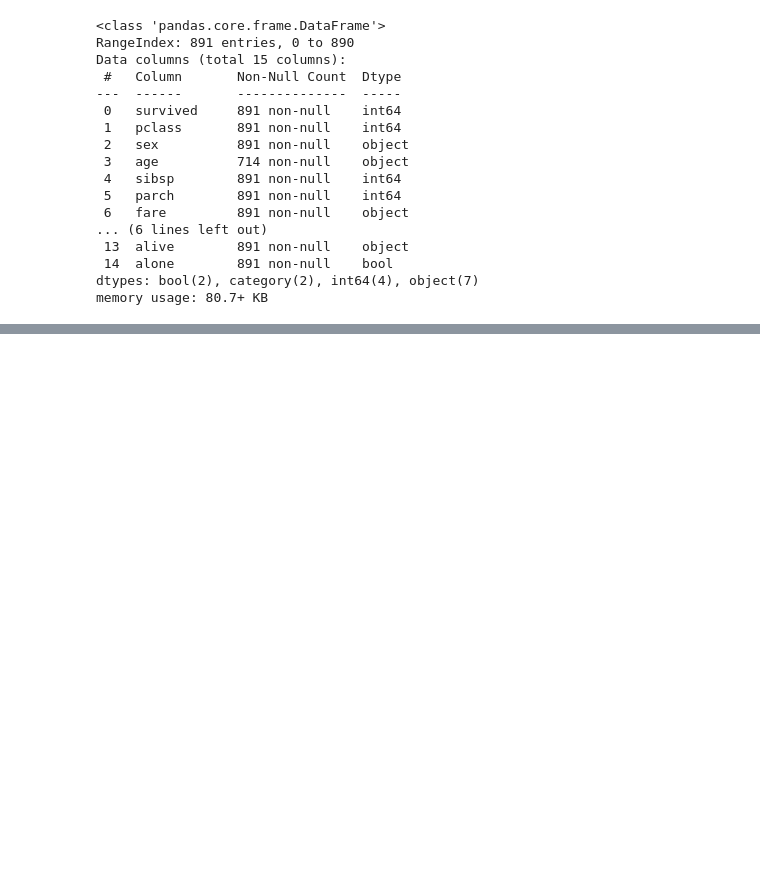
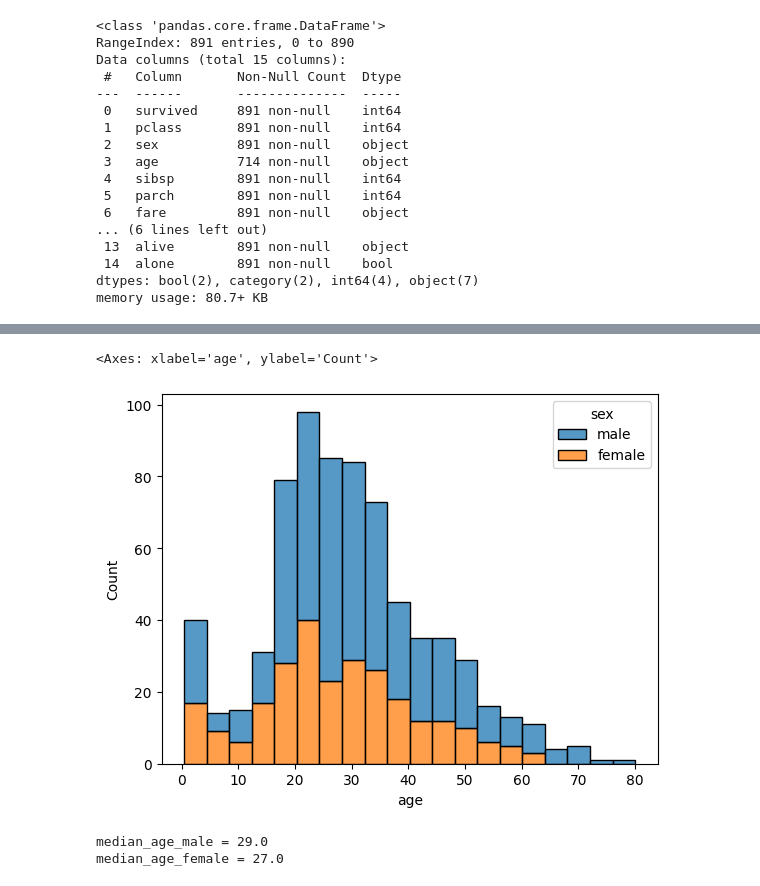
Before and after one commit to Wessnom/DataProcessing-Alexander-Wessner, a Jupyter notebook: Code-Alongs/L008_Clean_Titanic.ipynb, the cells around one changed output, grey strips where cells are left out. Cells and saved outputs as stored; diff of their text form; code cells hidden in the pictures; blank space fills up the shorter version.

Commit message:
L008 Clean Titanic updated

```diff
--- a/Code-Alongs/L008_Clean_Titanic.ipynb
+++ b/Code-Alongs/L008_Clean_Titanic.ipynb
@@ -169,0 +201,5 @@ Name: count, dtype: int64
+# %%
+# till exempel köra en fillna på Southampton
+# Fill NA in "embark_town" with "mode" (most common value)
+titanic["embark_town"].fillna(titanic["embark_town"].mode()[0], inplace=True)
+titanic["embarked"].fillna(titanic["embarked"].mode()[0], inplace=True)
@@ -169,0 +224,13 @@ Name: count, dtype: int64
+# %%
+sns.histplot(x="age", hue="sex", multiple="stack", data=titanic)
+# %% [output]
+<Axes: xlabel='age', ylabel='Count'>
+[figure, added]
+# %%
+median_age_male = titanic.query("sex=='male'")["age"].median()
+median_age_female = titanic.query("sex=='female'")["age"].median()
+print(f"{median_age_male = }")
+print(f"{median_age_female = }")
+# %% [output]
+median_age_male = 29.0
+median_age_female = 27.0
```
Also changed, not shown: parts of 9 cells of this notebook.
